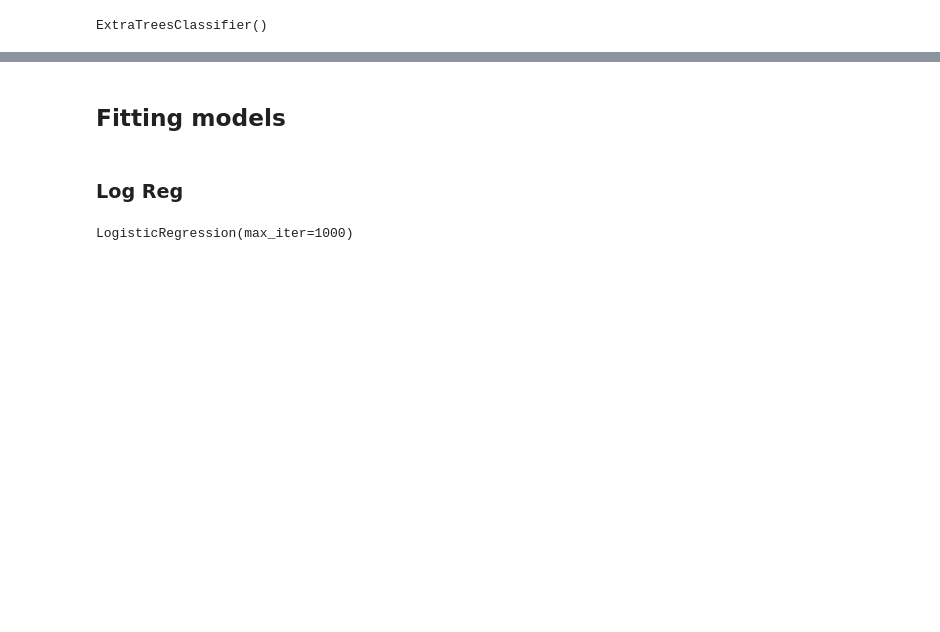
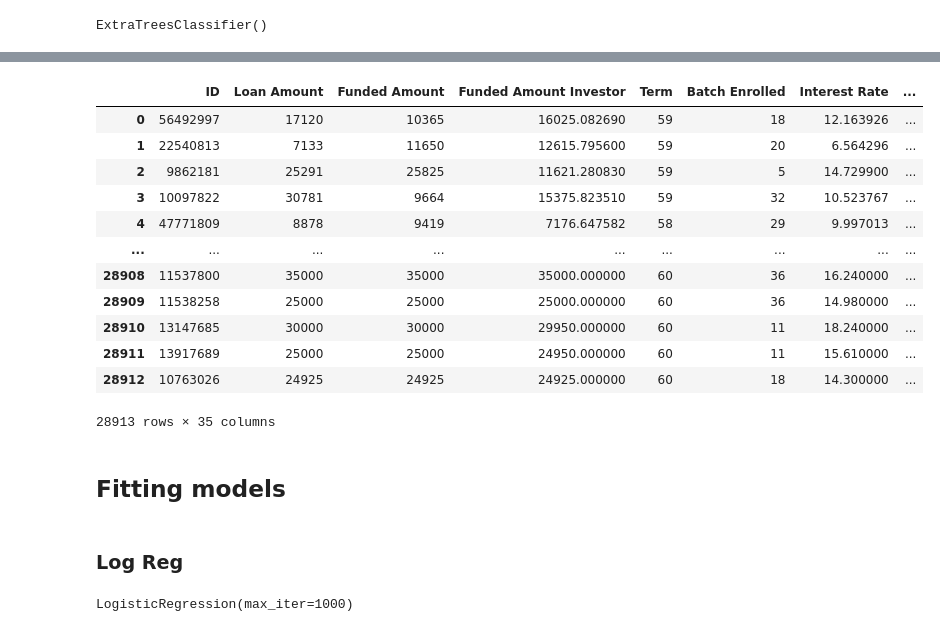
Before and after one commit to akshat9000/load_predictor, a Jupyter notebook: loan_predictor.ipynb, the cells around one changed output, grey strips where cells are left out. Saved outputs shown, nothing was run; the diff lists cells and outputs as text; code cells hidden in the pictures; blank space fills up the shorter version.

```diff
--- a/loan_predictor.ipynb
+++ b/loan_predictor.ipynb
@@ -465,0 +560,16 @@ X_test
+# %%
+raw_test_submit
+# %% [output]
+|  | ID | Loan Amount | Funded Amount | Funded Amount Investor | Term | Batch Enrolled | Interest Rate | ... |
+| 0 | 56492997 | 17120 | 10365 | 16025.082690 | 59 | 18 | 12.163926 | ... |
+| 1 | 22540813 | 7133 | 11650 | 12615.795600 | 59 | 20 | 6.564296 | ... |
+| 2 | 9862181 | 25291 | 25825 | 11621.280830 | 59 | 5 | 14.729900 | ... |
+| 3 | 10097822 | 30781 | 9664 | 15375.823510 | 59 | 32 | 10.523767 | ... |
+| 4 | 47771809 | 8878 | 9419 | 7176.647582 | 58 | 29 | 9.997013 | ... |
+| ... | ... | ... | ... | ... | ... | ... | ... | ... |
+| 28908 | 11537800 | 35000 | 35000 | 35000.000000 | 60 | 36 | 16.240000 | ... |
+| 28909 | 11538258 | 25000 | 25000 | 25000.000000 | 60 | 36 | 14.980000 | ... |
+| 28910 | 13147685 | 30000 | 30000 | 29950.000000 | 60 | 11 | 18.240000 | ... |
+| 28911 | 13917689 | 25000 | 25000 | 24950.000000 | 60 | 11 | 15.610000 | ... |
+| 28912 | 10763026 | 24925 | 24925 | 24925.000000 | 60 | 18 | 14.300000 | ... |
+28913 rows × 35 columns
```
Also changed, not shown: parts of 20 cells of this notebook, 2 other files.
